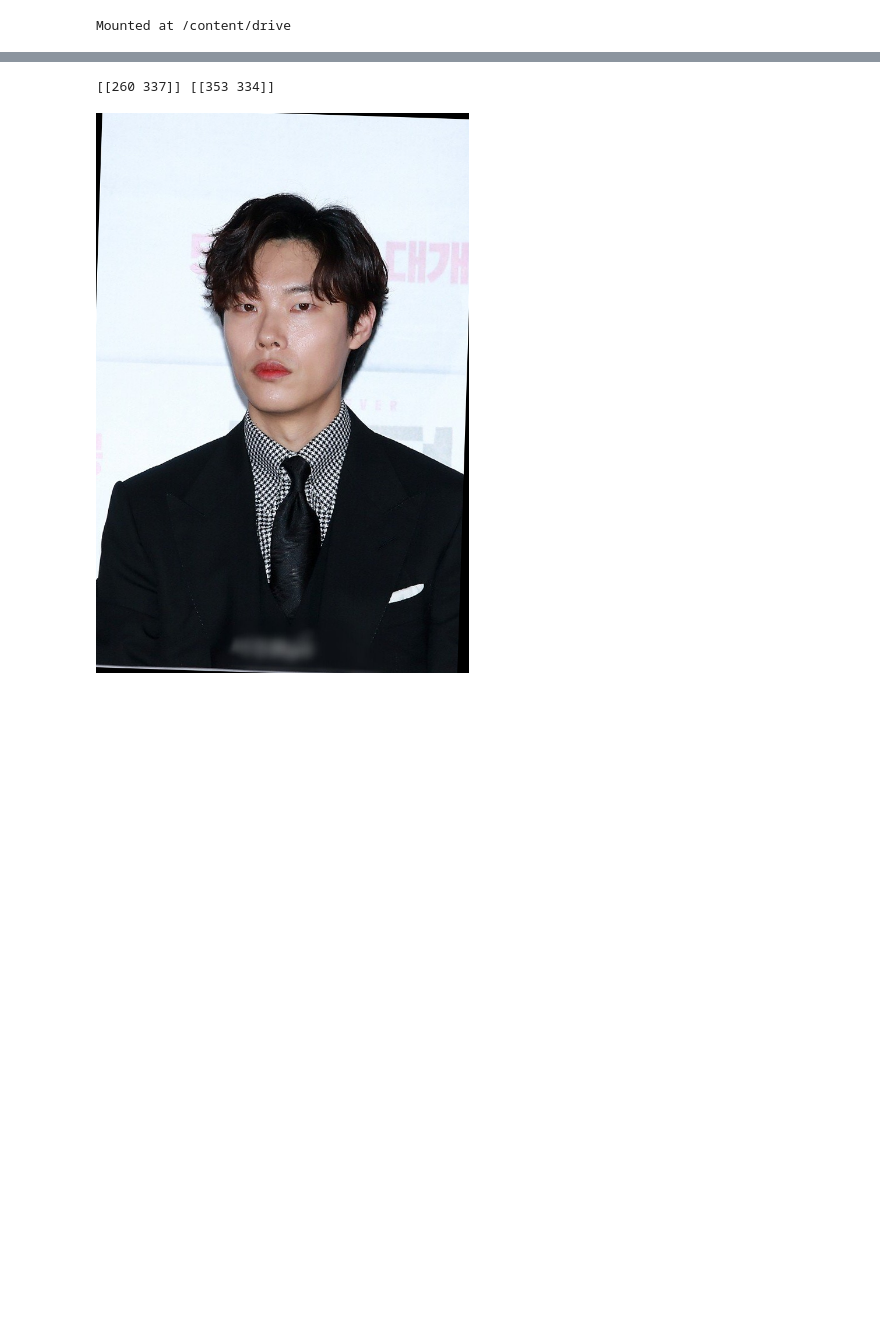
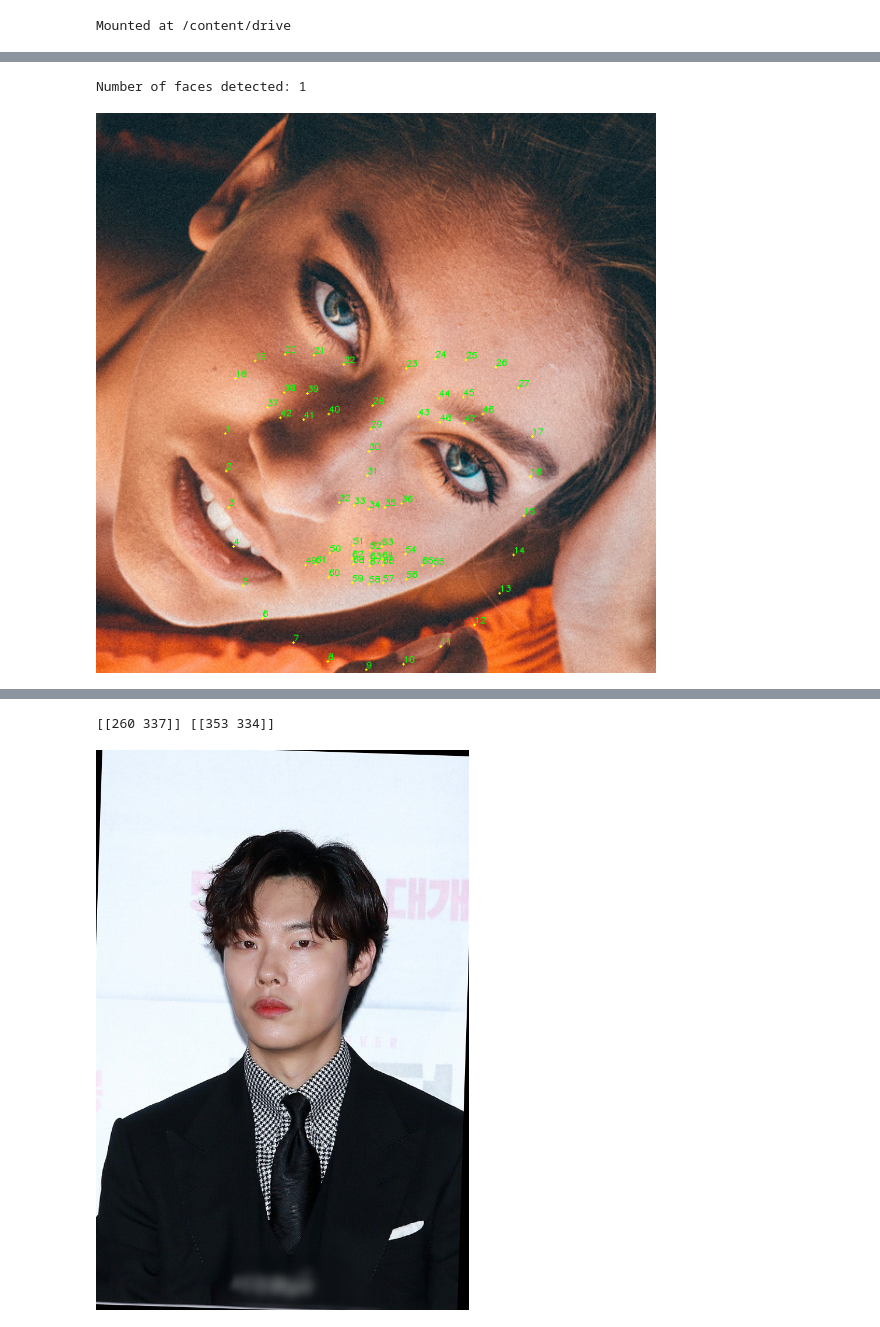
Before and after one commit to hj56775/dlibforbeauty, a Jupyter notebook: dlib_beauty.ipynb, the cells around one changed output, grey strips where cells are left out. Saved outputs shown, nothing was run; the diff lists cells and outputs as text; code cells hidden in the pictures; blank space fills up the shorter version.

```diff
--- a/dlib_beauty.ipynb
+++ b/dlib_beauty.ipynb
@@ -7,0 +64,22 @@ Mounted at /content/drive
+# %%
+detector = dlib.get_frontal_face_detector()
+predictor = dlib.shape_predictor(predictor_file)
+rects = detector(people_image[0], 1)
+print("Number of faces detected: {}".format(len(rects)))
+
+
+for (i, rect) in enumerate(rects):
+    points = np.matrix([[p.x, p.y] for p in predictor(people_image[1], rect).parts()])
+    show_parts = points[ALL]
+    for (i, point) in enumerate(show_parts):
+        x = point[0,0]
+        y = point[0,1]
+        cv2.circle(image, (x, y), 1, (0, 255, 255), -1)
+        cv2.putText(image, "{}".format(i + 1), (x, y - 2),
+        cv2.FONT_HERSHEY_SIMPLEX, 0.3, (0, 255, 0), 1)
+
+
+cv2_imshow(image)
+# %% [output]
+Number of faces detected: 1
+[figure, added]
```
Also changed, not shown: parts of 13 cells of this notebook.
